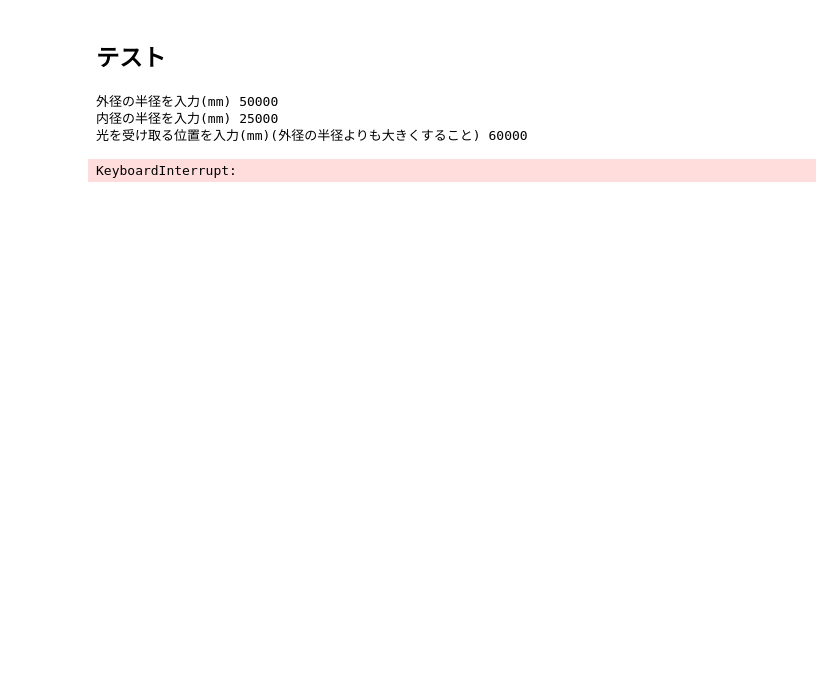
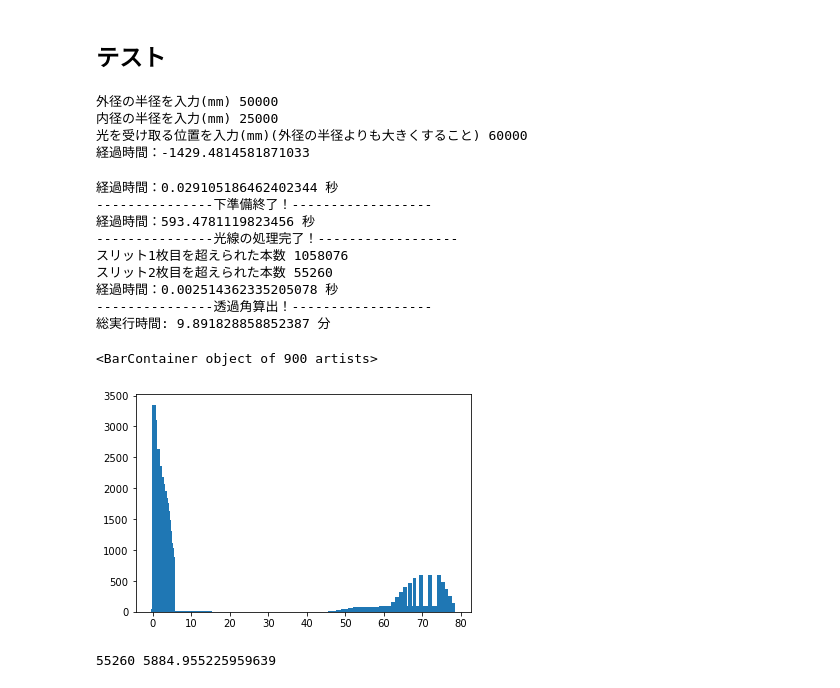
Before and after one commit to toshikingggg/lab, a Jupyter notebook: Optical-Depth-Measurement/receiving_test.ipynb, the cells around one changed output. Saved outputs shown, nothing was run; the diff lists cells and outputs as text; code cells hidden in the pictures; blank space fills up the shorter version.

```diff
--- a/Optical-Depth-Measurement/receiving_test.ipynb
+++ b/Optical-Depth-Measurement/receiving_test.ipynb
@@ -11,9 +11,6 @@ t_start = time.time()
 r = int(input("外径の半径を入力(mm)"))
 r_i  = int(input("内径の半径を入力(mm)"))
 r_h = int(input("光を受け取る位置を入力(mm)(外径の半径よりも大きくすること)"))
-# d1 = int(input("スリット一枚目(mm)(外径の半径よりも大きくすること)"))
-d1 = r_h
-d2 = d1*1.1
 tes = r
 
 def array(xlist,ylist):
@@ -367,13 +364,13 @@ for x in range(-r+1,0):
 #         new_xlist, new_ylist = array(xlist,ylist)
 
 t_end = time.time()
-elapsed_time = t_start-t_end
-print(f"経過時間：{elapsed_time}")
+elapsed_time = t_end-t_start
+print(f"経過時間：{elapsed_time/60}分")
 # %% [output]
 外径の半径を入力(mm) 50000
 内径の半径を入力(mm) 25000
 光を受け取る位置を入力(mm)(外径の半径よりも大きくすること) 60000
+経過時間：-1429.4814581871033
-KeyboardInterrupt:
 # %%
 #透過角 を求めるための回転装置をもしたシミュレーション
 #90度だけで良さそう
@@ -381,7 +378,7 @@ KeyboardInterrupt:
 #外周座標は最後の透過角を求めるために必要。
 # import time
 
-def light_receiving(gradient ,intercept, x_k, y_k, distance1, distance2):
+def light_receiving(gradient ,intercept, x_k, y_k, distance1, distance2, slit1, slit2):
     #print("値が入ってるか？",gradient[0],intercept[0],x_k[0],y_k[0],distance1,distance2)
     t1 = time.time()
 
@@ -393,7 +390,7 @@ def light_receiving(gradient ,intercept, x_k, y_k, distance1, distance2):
     x1y1 = np.zeros((900,2))
     x2y2 = np.zeros((900,2))
     s_sita = np.zeros(1801)
-    for sita in [tmp*0.1 for tmp in range(180, 270)]:
+    for sita in [tmp*0.1 for tmp in range(1800, 2700)]:
         x1 = distance1*np.cos(np.deg2rad(sita))
         y1 = distance1*np.sin(np.deg2rad(sita))
         x2 = distance2*np.cos(np.deg2rad(sita))
@@ -409,13 +406,14 @@ def light_receiving(gradient ,intercept, x_k, y_k, distance1, distance2):
     # 経過時間を表示
     t2 = time.time()
     elapsed_time_1 = t2-t1
-    print(f"経過時間：{elapsed_time_1}")
+    print(f"経過時間：{elapsed_time_1}","秒")
     print("---------------下準備終了！------------------")
 
     t3 = time.time()
     #スリット幅を入力
-    s1 = 1
-    s2 = 1
+    #need to change
+#     slit1 = 1
+#     slit2 = 1
     #ある角度における光線の本数カウント用
     count_light = [0] * 900
     count_x = [0] * 900
@@ -432,13 +430,13 @@ def light_receiving(gradient ,intercept, x_k, y_k, distance1, distance2):
             b = x1y1[j][1] - a*x1y1[j][0]
             x = (i - b)/(a - g)
             #スリット幅(斜めver)
-            s_d = s1*np.cos(abs(s_sita[j]))/2
+            s_d = slit1*np.cos(abs(s_sita[j]))/2
             #1つ目のスリットを超えられるかどうか
             if x < x1y1[j][0] + s_d and x1y1[j][0] - s_d < x:
                 #2つめの条件に変更
                 b = x2y2[j][1] - a*x2y2[j][0]
                 x = (i - b)/(a - g)
-                s_d = s2*np.cos(abs(s_sita[j]))/2
+                s_d = slit2*np.cos(abs(s_sita[j]))/2
                 cnt_slit1 += 1
                 #2つ目のスリットを超えられるかどうか
                 if x < x2y2[j][0] + s_d and x2y2[j][0] - s_d < x:
@@ -453,11 +451,11 @@ def light_receiving(gradient ,intercept, x_k, y_k, distance1, distance2):
     # 経過時間を表示
     t4 = time.time()
     elapsed_time_2 = t4-t3
-    print(f"経過時間：{elapsed_time_2}")
+    print(f"経過時間：{elapsed_time_2}","秒")
     print("---------------光線の処理完了！------------------")
     print("スリット1枚目を超えられた本数",cnt_slit1)
     print("スリット2枚目を超えられた本数",cnt_slit2)
-    print("光線の本数は？",sum(count_light))
+    #print("光線の本数は？",sum(count_light))
 
     t5 = time.time()
     #jごとの透過角を求める必要がある(横軸)
@@ -473,24 +471,46 @@ def light_receiving(gradient ,intercept, x_k, y_k, distance1, distance2):
         b = x_g - x_slit2
         c = 1
         d = 0
-        t_angle[j] = np.arctan(np.tan(abs(a*d - b*c)/abs(a*c + b*d)))
+        t_angle[j] = np.rad2deg(np.arctan(np.tan(abs(a*d - b*c)/abs(a*c + b*d))))
 
     # 経過時間を表示
     t6 = time.time()
     elapsed_time_3 = t6-t5
-    print(f"経過時間：{elapsed_time_3}")
+    print(f"経過時間：{elapsed_time_3}","秒")
     print("---------------透過角算出！------------------")
 
-    print("総実行時間:",elapsed_time_1+elapsed_time_2+elapsed_time_3)
+    print("総実行時間:",(elapsed_time_1+elapsed_time_2+elapsed_time_3)/60,"分")
 
 
     return count_light, t_angle
+# %%
+# d1 = int(input("スリット一枚目(mm)(外径の半径よりも大きくすること)"))
+#1mm → 10000  0.2mm → 2000 0.05mm → 500
+d1 = r*1.1
+d2 = d1*1.1
+#スリット幅
+s1 = 2000
+s2 = 500
 # %%
 import matplotlib.pyplot as plt
 import matplotlib.patches as patches
 
-light_num, toka_angle = light_receiving(gradient_list ,intercept_list, new_x_a_list, new_y_a_list, d1, d2)
+light_num, toka_angle = light_receiving(gradient_list ,intercept_list, new_x_a_list, new_y_a_list, d1, d2,s1 ,s2)
 
 plt.bar(toka_angle, light_num, width=1.0)
+# %% [output]
+経過時間：0.029105186462402344 秒
+---------------下準備終了！------------------
+経過時間：593.4781119823456 秒
+---------------光線の処理完了！------------------
+スリット1枚目を超えられた本数 1058076
+スリット2枚目を超えられた本数 55260
+経過時間：0.002514362335205078 秒
+---------------透過角算出！------------------
+総実行時間: 9.891828858852387 分
+<BarContainer object of 900 artists>
+[figure, added]
 # %%
 print(sum(light_num),sum(toka_angle))
+# %% [output]
+55260 5884.955225959639
```
Also changed, not shown: parts of 1 cell of this notebook.
